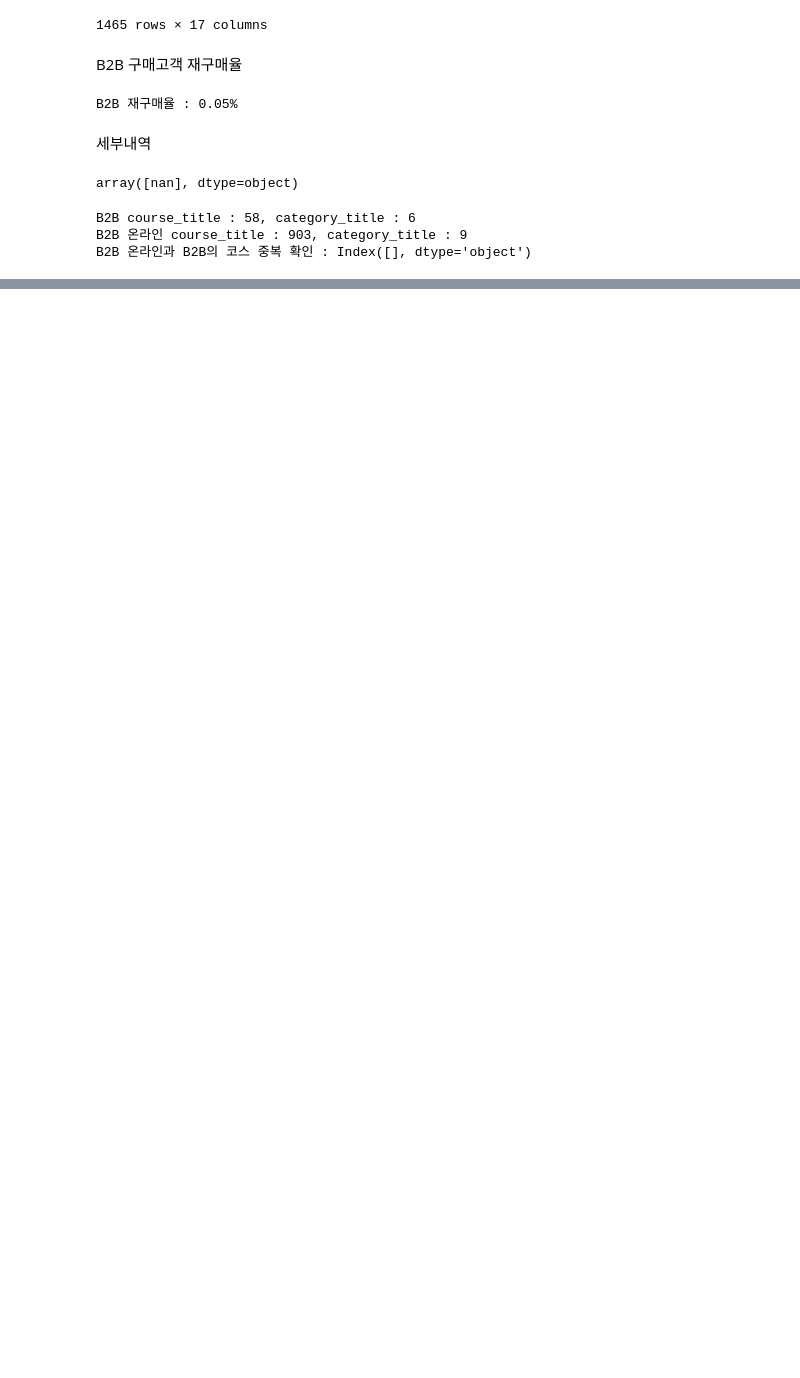
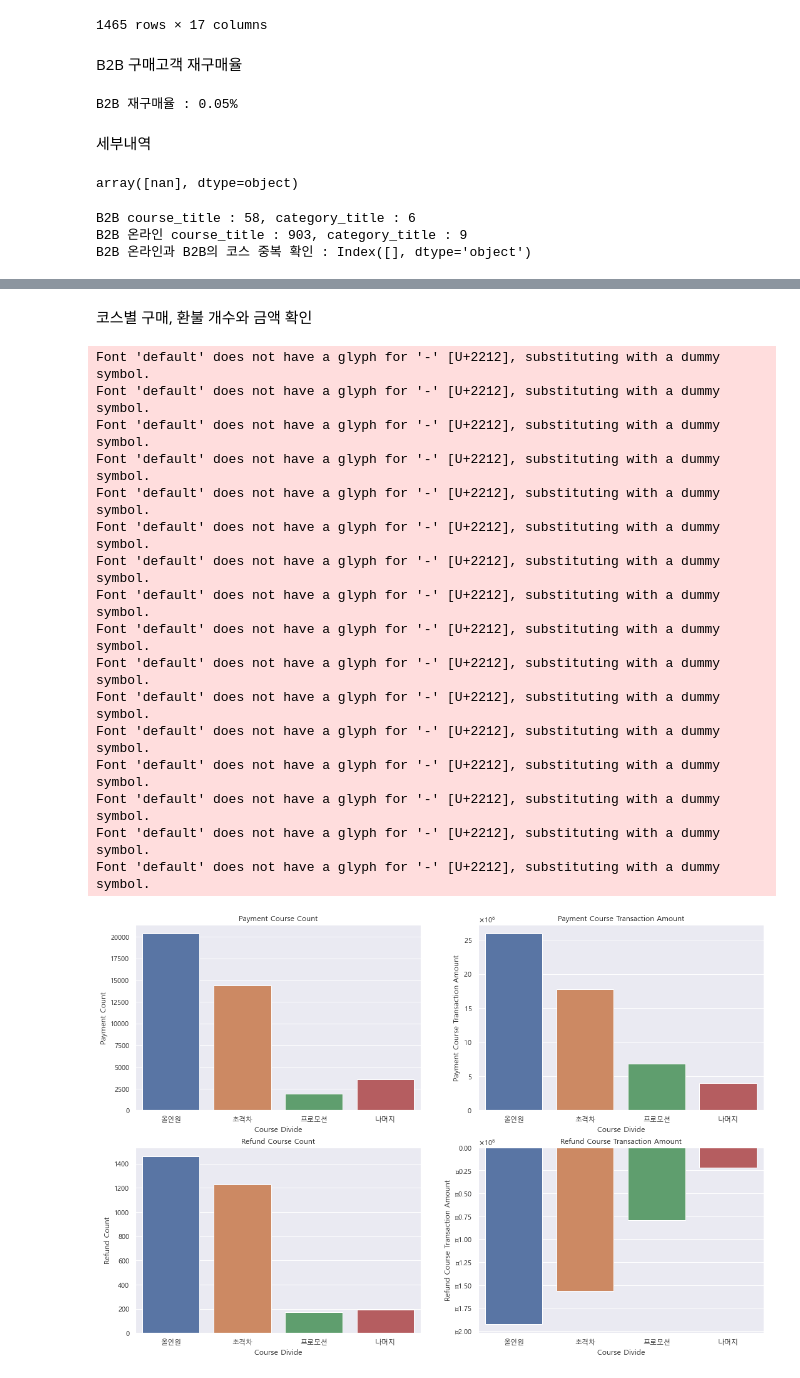
Before and after one commit to yd-online3/fc_miniproject, a Jupyter notebook: fc_mini_hojun_제출용.ipynb, the cells around one changed output, grey strips where cells are left out. Cells and saved outputs as stored; diff of their text form; code cells hidden in the pictures; blank space fills up the shorter version.

```diff
--- a/fc_mini_hojun_제출용.ipynb
+++ b/fc_mini_hojun_제출용.ipynb
@@ -540,0 +547,3 @@ No artists with labels found to put in legend.  Note that artists whose label st
+# %%
+all_in_one_payment = all_in_one.loc[all_in_one.type == 'PAYMENT', :]
+all_in_one_refund = all_in_one.loc[all_in_one.type == 'REFUND', :]
@@ -540,0 +564,15 @@ No artists with labels found to put in legend.  Note that artists whose label st
+# %%
+# course_title별 정리
+def course_divide(cour_titile):
+    if  '올인원' in cour_titile:
+        course_ = '올인원'
+    elif  '초격차' in cour_titile:
+        course_ = '초격차'
+    elif  '프로모션' in cour_titile:
+        course_ = '프로모션'
+    else:
+        course_ = '나머지'
+    return course_
+
+all_in_one_payment['course_divide'] = all_in_one_payment['course_title'].apply(lambda x: course_divide(x))
+all_in_one_refund['course_divide'] = all_in_one_refund['course_title'].apply(lambda x: course_divide(x))
@@ -540,0 +608,51 @@ No artists with labels found to put in legend.  Note that artists whose label st
+# %% [markdown]
+코스별 구매, 환불 개수와 금액 확인
+# %%
+course_names = ['올인원', '초격차', '프로모션', '나머지']
+plt.figure(figsize=(18, 12))
+
+plt.subplot(2,2,1)
+plt.title('Payment Course Count')
+sns.countplot(data=all_in_one_payment, x='course_divide', order=course_names)
+plt.xlabel('Course Divide')
+plt.ylabel('Payment Count')
+
+plt.subplot(2,2,2)
+plt.title('Payment Course Transaction Amount')
+sns.barplot(data=all_in_one_payment, x='course_divide', y='transaction_amount', ci=None, estimator=np.sum, order=course_names)
+plt.ticklabel_format(style='sci', axis='y', scilimits=(8,8), useMathText=True,)
+plt.xlabel('Course Divide')
+plt.ylabel('Payment Course Transaction Amount')
+
+plt.subplot(2,2,3)
+plt.title('Refund Course Count')
+sns.countplot(data=all_in_one_refund, x='course_divide', order=course_names)
+plt.xlabel('Course Divide')
+plt.ylabel('Refund Count')
+
+plt.subplot(2,2,4)
+plt.title('Refund Course Transaction Amount')
+sns.barplot(data=all_in_one_refund, x='course_divide', y='transaction_amount', ci=None, estimator=np.sum, order=course_names)
+plt.ticklabel_format(style='sci', axis='y', scilimits=(8,8), useMathText=True,)
+plt.xlabel('Course Divide')
+plt.ylabel('Refund Course Transaction Amount')
+
+plt.show()
+# %% [output]
+Font 'default' does not have a glyph for '-' [U+2212], substituting with a dummy symbol.
+Font 'default' does not have a glyph for '-' [U+2212], substituting with a dummy symbol.
+Font 'default' does not have a glyph for '-' [U+2212], substituting with a dummy symbol.
+Font 'default' does not have a glyph for '-' [U+2212], substituting with a dummy symbol.
+Font 'default' does not have a glyph for '-' [U+2212], substituting with a dummy symbol.
+Font 'default' does not have a glyph for '-' [U+2212], substituting with a dummy symbol.
+Font 'default' does not have a glyph for '-' [U+2212], substituting with a dummy symbol.
+Font 'default' does not have a glyph for '-' [U+2212], substituting with a dummy symbol.
+Font 'default' does not have a glyph for '-' [U+2212], substituting with a dummy symbol.
+Font 'default' does not have a glyph for '-' [U+2212], substituting with a dummy symbol.
+Font 'default' does not have a glyph for '-' [U+2212], substituting with a dummy symbol.
+Font 'default' does not have a glyph for '-' [U+2212], substituting with a dummy symbol.
+Font 'default' does not have a glyph for '-' [U+2212], substituting with a dummy symbol.
+Font 'default' does not have a glyph for '-' [U+2212], substituting with a dummy symbol.
+Font 'default' does not have a glyph for '-' [U+2212], substituting with a dummy symbol.
+Font 'default' does not have a glyph for '-' [U+2212], substituting with a dummy symbol.
+[figure, added]
```
Also changed, not shown: parts of 11 cells of this notebook.
